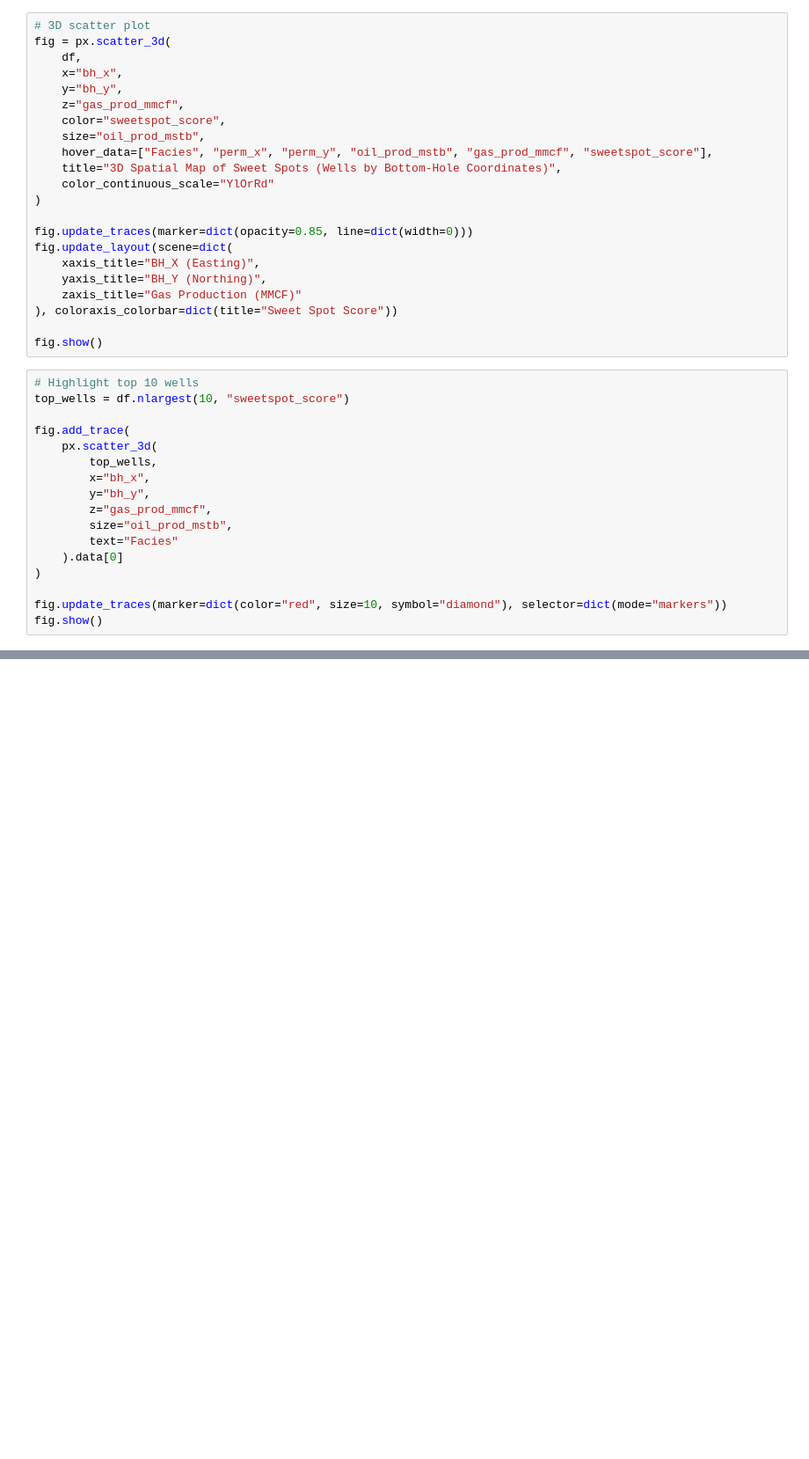
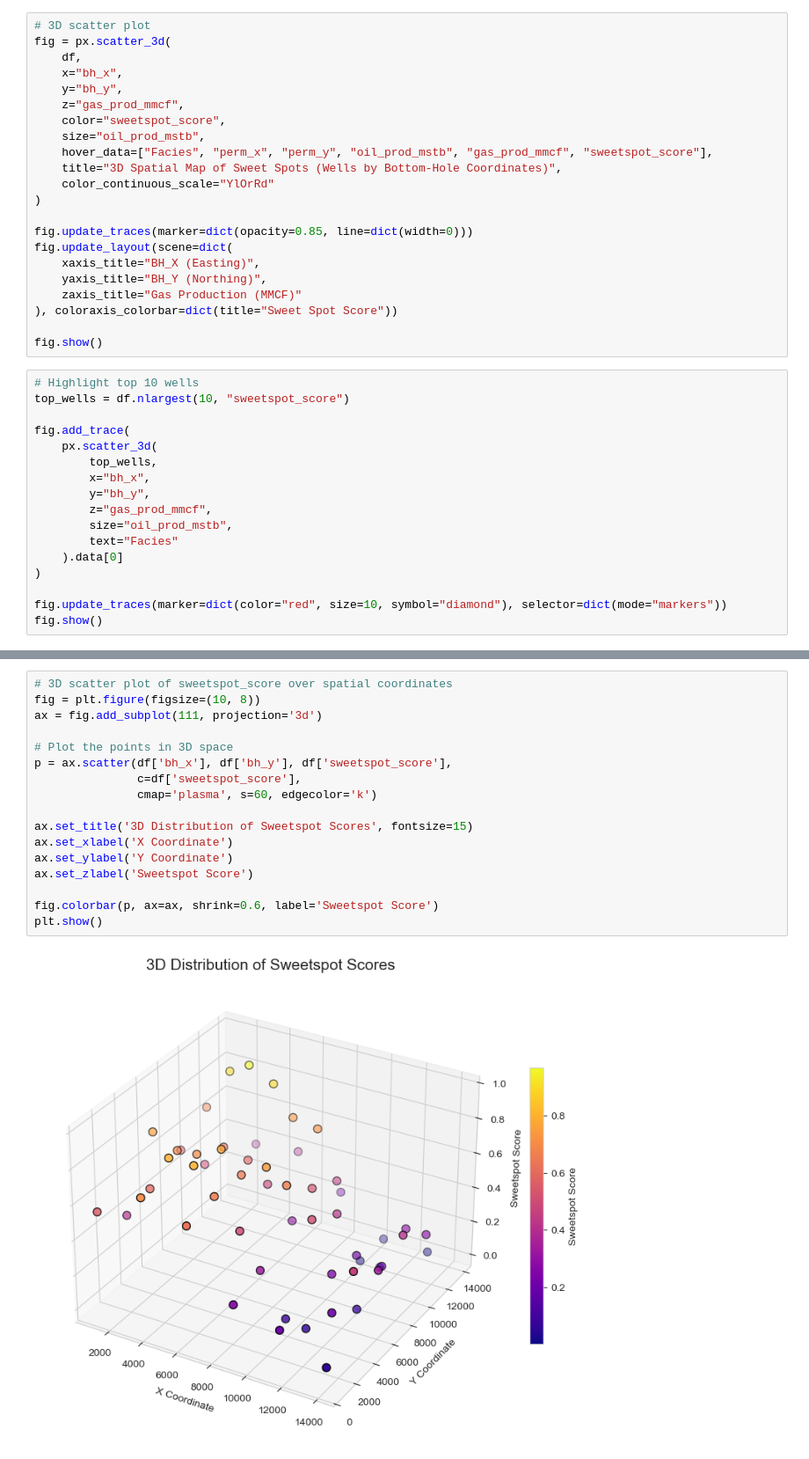
Before and after one commit to elnflores/NSC-325-Sweet-Spot-Identification, a Jupyter notebook: Sweet-Spot-Identification.ipynb, the cells around one changed output, grey strips where cells are left out. Shown at 88% size. Saved outputs shown, nothing was run; the diff lists cells and outputs as text; blank space fills up the shorter version.

```diff
--- a/Sweet-Spot-Identification.ipynb
+++ b/Sweet-Spot-Identification.ipynb
@@ -1374,0 +1428,19 @@ fig.show()
+# %%
+# 3D scatter plot of sweetspot_score over spatial coordinates
+fig = plt.figure(figsize=(10, 8))
+ax = fig.add_subplot(111, projection='3d')
+
+# Plot the points in 3D space
+p = ax.scatter(df['bh_x'], df['bh_y'], df['sweetspot_score'],
+               c=df['sweetspot_score'],
+               cmap='plasma', s=60, edgecolor='k')
+
+ax.set_title('3D Distribution of Sweetspot Scores', fontsize=15)
+ax.set_xlabel('X Coordinate')
+ax.set_ylabel('Y Coordinate')
+ax.set_zlabel('Sweetspot Score')
+
+fig.colorbar(p, ax=ax, shrink=0.6, label='Sweetspot Score')
+plt.show()
+# %% [output]
+[figure, added]
```
Also changed, not shown: parts of 18 cells of this notebook.
